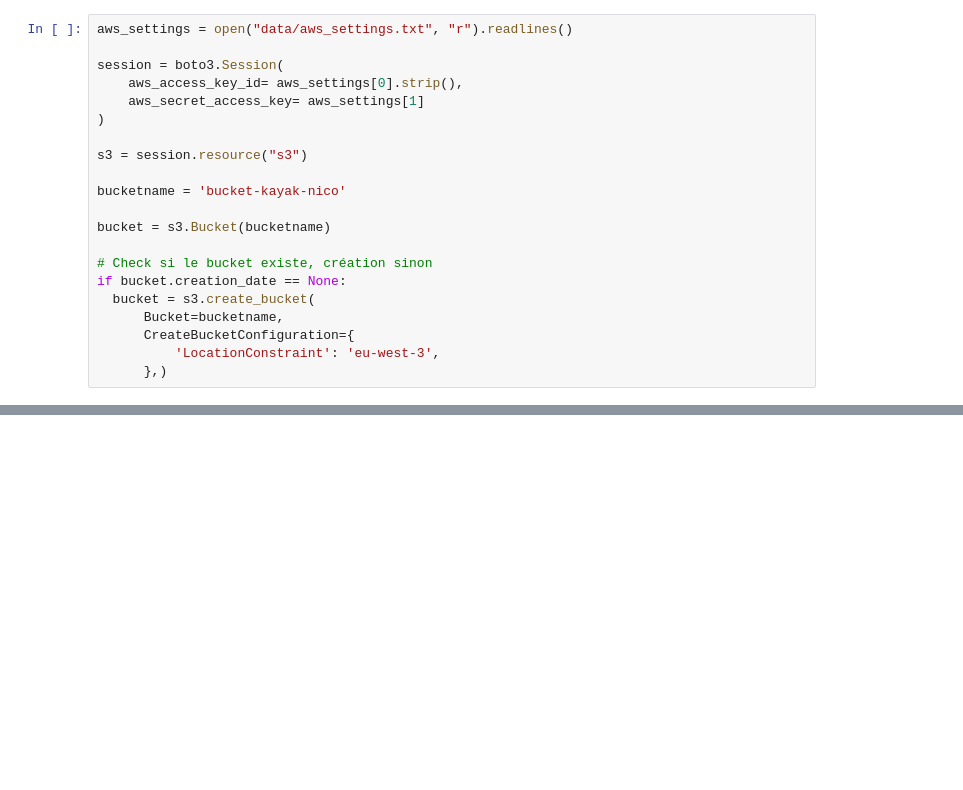
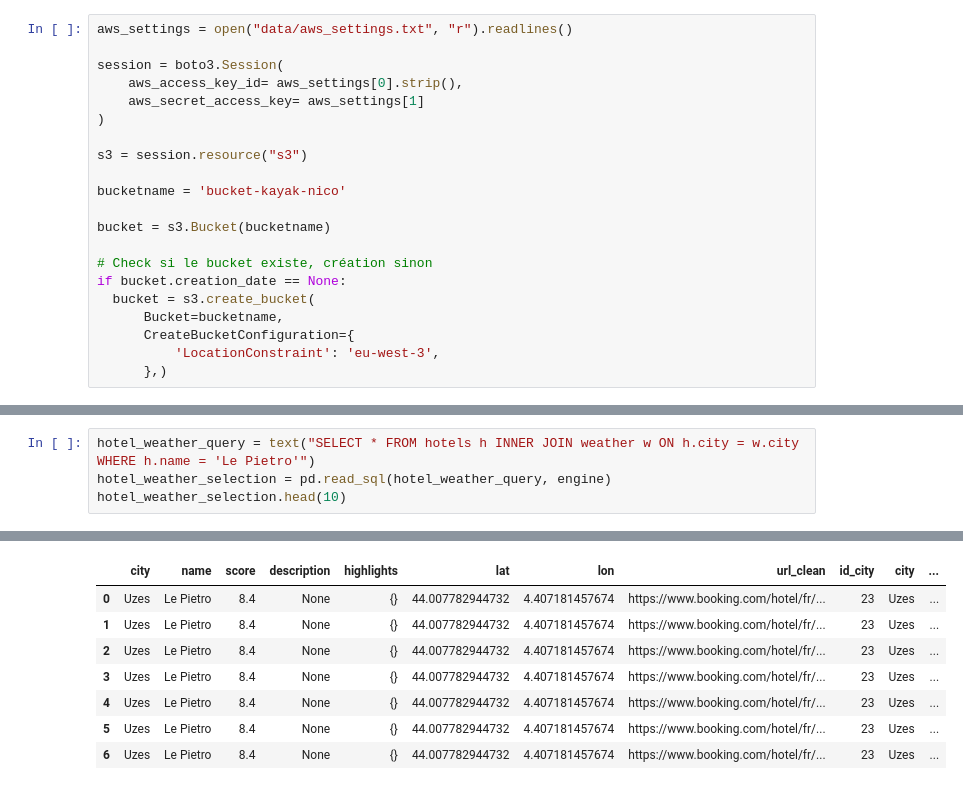
Before and after one commit to nprevost/kayak, a Jupyter notebook: project_kayak.ipynb, the cells around one changed output, grey strips where cells are left out. Saved outputs shown, nothing was run; the diff lists cells and outputs as text; blank space fills up the shorter version.

```diff
--- a/project_kayak.ipynb
+++ b/project_kayak.ipynb
@@ -436,0 +517,5 @@ bucket.upload_file("src/list_hotels.json", "list_hotels.json")
+# %%
+hotel_weather_query = text("SELECT * FROM hotels h INNER JOIN weather w ON h.city = w.city WHERE h.name = 'Le Pietro'")
+hotel_weather_selection = pd.read_sql(hotel_weather_query, engine)
+hotel_weather_selection.head(10)
+# %% [output]
@@ -436,0 +530,8 @@ bucket.upload_file("src/list_hotels.json", "list_hotels.json")
+|  | city | name | score | description | highlights | lat | lon | url_clean | id_city | city | ... |
+| 0 | Uzes | Le Pietro | 8.4 | None | {} | 44.007782944732 | 4.407181457674 | https://www.booking.com/hotel/fr/... | 23 | Uzes | ... |
+| 1 | Uzes | Le Pietro | 8.4 | None | {} | 44.007782944732 | 4.407181457674 | https://www.booking.com/hotel/fr/... | 23 | Uzes | ... |
+| 2 | Uzes | Le Pietro | 8.4 | None | {} | 44.007782944732 | 4.407181457674 | https://www.booking.com/hotel/fr/... | 23 | Uzes | ... |
+| 3 | Uzes | Le Pietro | 8.4 | None | {} | 44.007782944732 | 4.407181457674 | https://www.booking.com/hotel/fr/... | 23 | Uzes | ... |
+| 4 | Uzes | Le Pietro | 8.4 | None | {} | 44.007782944732 | 4.407181457674 | https://www.booking.com/hotel/fr/... | 23 | Uzes | ... |
+| 5 | Uzes | Le Pietro | 8.4 | None | {} | 44.007782944732 | 4.407181457674 | https://www.booking.com/hotel/fr/... | 23 | Uzes | ... |
+| 6 | Uzes | Le Pietro | 8.4 | None | {} | 44.007782944732 | 4.407181457674 | https://www.booking.com/hotel/fr/... | 23 | Uzes | ... |
```
Also changed, not shown: parts of 21 cells of this notebook, 8 other files.
